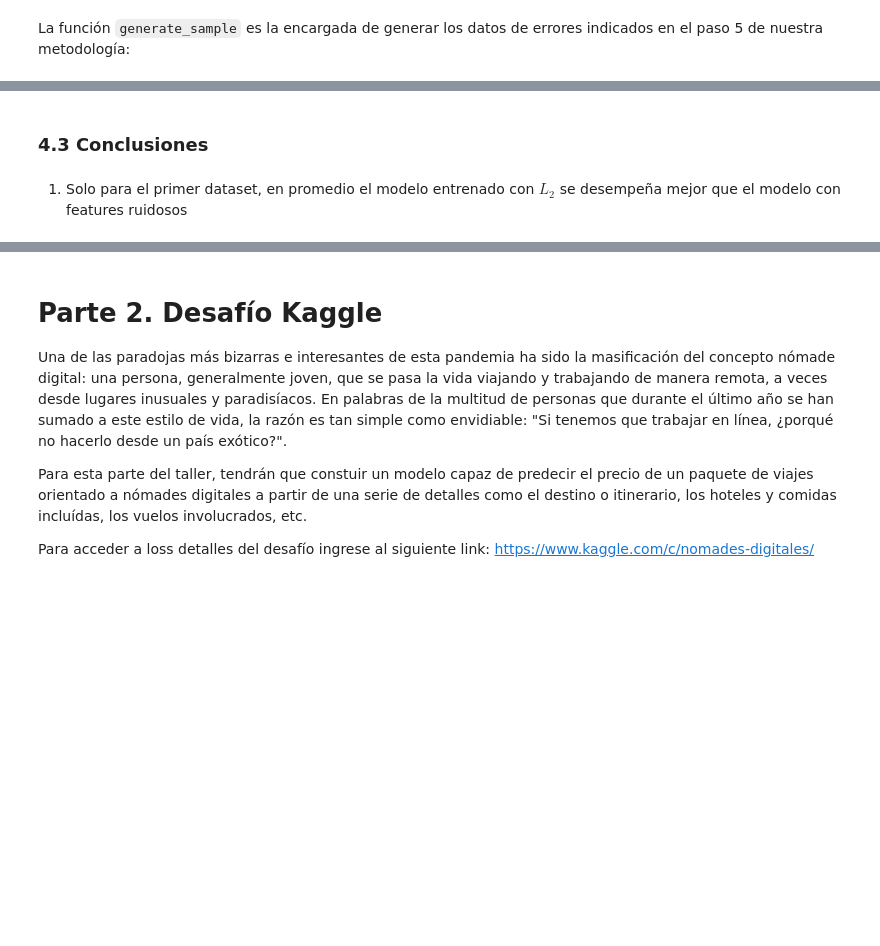
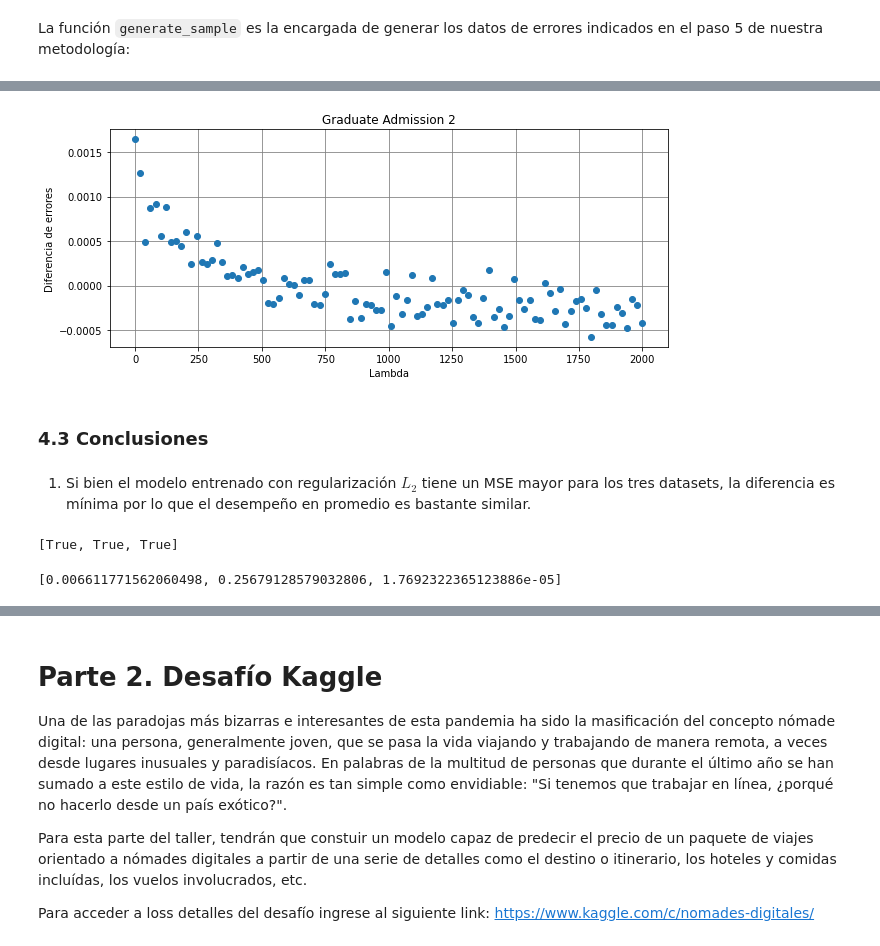
Before and after one commit to diegoquezadac/omicron, a Jupyter notebook: taller-2/taller-2.ipynb, the cells around one changed output, grey strips where cells are left out. Drawn from its saved outputs; the diff is of its cells as text; code cells hidden in the pictures; blank space fills up the shorter version.

```diff
--- a/taller-2/taller-2.ipynb
+++ b/taller-2/taller-2.ipynb
@@ -268,8 +269,21 @@ mean_errors_2
+# %%
+dataset = 'admission'
+plot_scatter(errors[dataset]['lambdas'],
+             np.array(errors[dataset]['noisy_error']) - np.array(errors[dataset]['l2_error']),
+             title="Graduate Admission 2",
+             xlabel="Lambda",
+             ylabel="Diferencia de errores")
+# %% [output]
+[figure, added]
 # %% [markdown]
 ### 4.3 Conclusiones
-# %% [markdown]
-1. Solo para el primer dataset, en promedio el modelo entrenado con $L_2$ se desempeña mejor que el modelo con features ruidosos
+# %% [markdown]
+1. Si bien el modelo entrenado con regularización $L_2$ tiene un MSE mayor para los tres datasets, la diferencia es mínima por lo que el desempeño en promedio es bastante similar.
 # %%
-print([error[0] > error[1] for error in mean_errors_1])
+print([error[0] < error[1] for error in mean_errors])
+# %% [output]
+[True, True, True]
 # %%
-print([error[0] > error[1] for error in mean_errors_2])
+print([error[1] - error[0] for error in mean_errors])
+# %% [output]
+[0.006611771562060498, 0.25679128579032806, 1.7692322365123886e-05]
```
Also changed, not shown: parts of 82 cells of this notebook, 1 other file.
